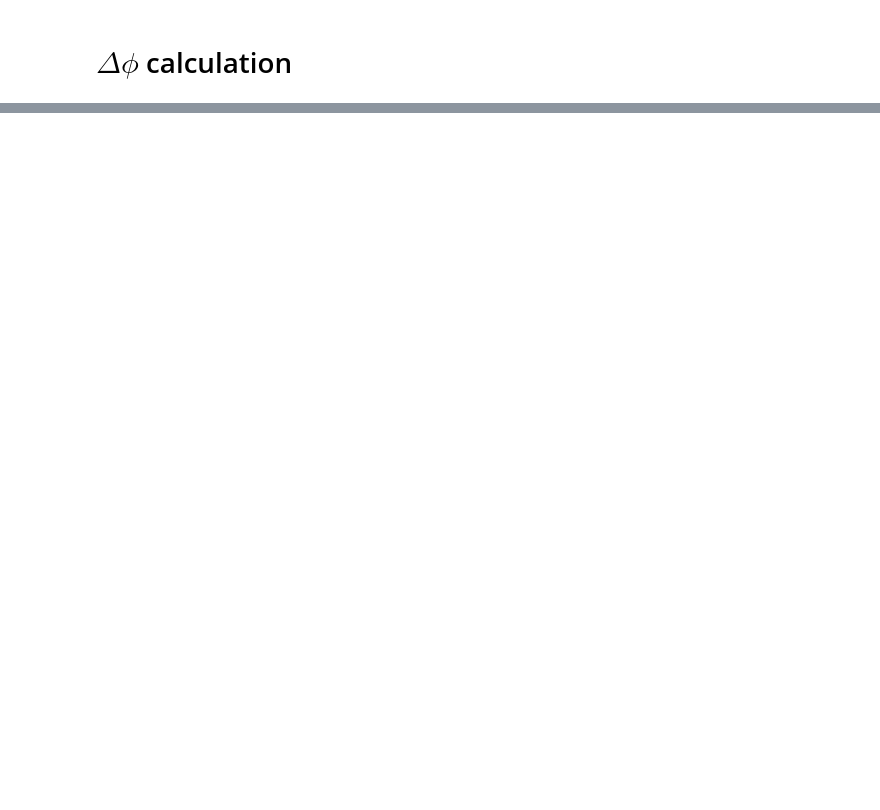
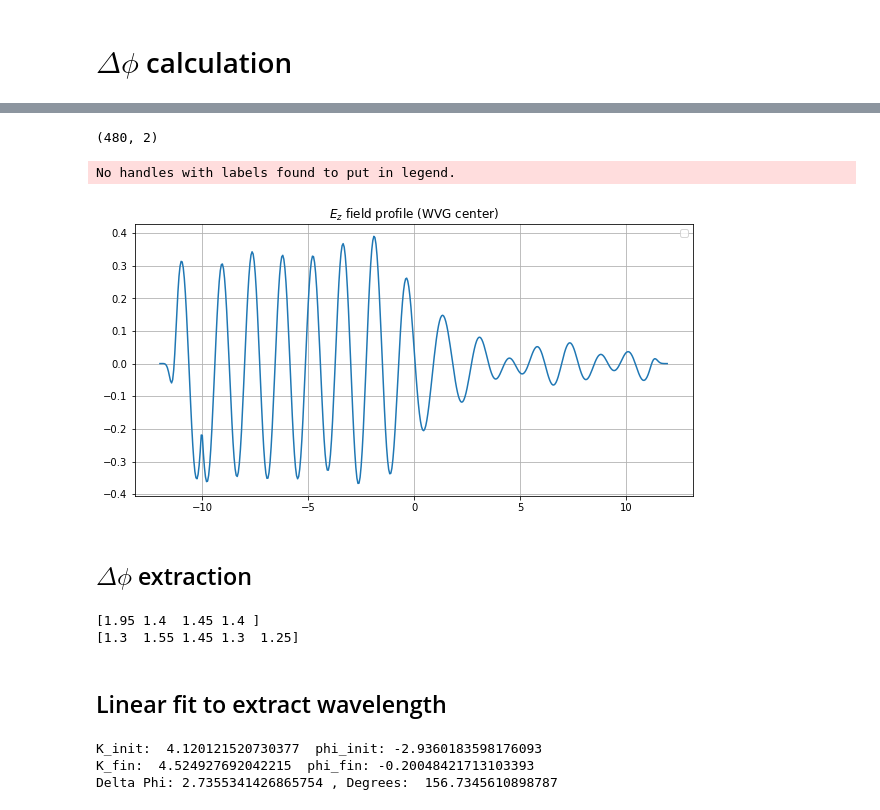
Before and after one commit to leonardocattarin/LabAdvPhotonicsMeep, a Jupyter notebook: Microring_Resonator/Test_Ring_Resonator.ipynb, the cells around one changed output, grey strips where cells are left out. Drawn from its saved outputs; the diff is of its cells as text; code cells hidden in the pictures; blank space fills up the shorter version.

```diff
--- a/Microring_Resonator/Test_Ring_Resonator.ipynb
+++ b/Microring_Resonator/Test_Ring_Resonator.ipynb
@@ -509,2 +504,4 @@ plt.grid()
 # %% [markdown]
 # $\Delta \phi$ calculation
+# %%
+run_time = 400
@@ -510,0 +559,20 @@ plt.grid()
+# %%
+ez_data_wvg = sim.get_array(center=mp.Vector3(0,wvg_y), size=mp.Vector3(sx, 0.001), component=mp.Ez)
+print(ez_data_wvg.shape)
+
+x = np.arange(-sx/2, sx/2, 1/resolution)
+# %% [output]
+(480, 2)
+# %%
+plt.figure()
+
+plt.plot(x, ez_data_wvg[:,0])
+
+plt.title(r"$E_z$ field profile (WVG center)")
+plt.legend()
+plt.grid()
+# %% [output]
+No handles with labels found to put in legend.
+[figure, added]
+# %% [markdown]
+## $\Delta \phi$ extraction
@@ -510,0 +588,43 @@ plt.grid()
+# %%
+init_peaks, _ = find_peaks(init_wave, height=0.1)
+fin_peaks, _ = find_peaks(fin_wave, height=0.0)
+
+init_x_peaks = init_x[init_peaks]
+fin_x_peaks = fin_x[fin_peaks]
+
+init_spacings = np.diff(init_x[init_peaks])
+fin_spacings = np.diff(fin_x[fin_peaks])
+
+print(init_spacings)
+print(fin_spacings)
+# %% [output]
+[1.95 1.4  1.45 1.4 ]
+[1.3  1.55 1.45 1.3  1.25]
+# %% [markdown]
+## Linear fit to extract wavelength
+# %%
+def func_linear(x, k, phi):
+    return x*2*pi/k + pi/2 +phi
+
+popt_init, pcov_init = curve_fit(func_linear, [i[0] for i in enumerate(init_x_peaks)], init_x_peaks)
+
+k_fit_init = popt_init[0]
+phi_init = popt_init[1]%(2*pi)-pi
+
+print("K_init: ",k_fit_init," phi_init:", phi_init)
+
+
+popt_fin, pcov_fin = curve_fit(func_linear, [i[0] for i in enumerate(fin_x_peaks)], fin_x_peaks)
+
+k_fit_fin = popt_fin[0]
+phi_fin = popt_fin[1]%(2*pi)-pi
+
+print("K_fin: ",k_fit_fin," phi_fin:", phi_fin)
+
+
+DeltaPhi = phi_fin - phi_init
+print("Delta Phi:", DeltaPhi, ", Degrees: ",DeltaPhi*360/(2*pi))
+# %% [output]
+K_init:  4.120121520730377  phi_init: -2.9360183598176093
+K_fin:  4.524927692042215  phi_fin: -0.20048421713103393
+Delta Phi: 2.7355341426865754 , Degrees:  156.7345610898787
```
Also changed, not shown: parts of 18 cells of this notebook, 1 other file.
